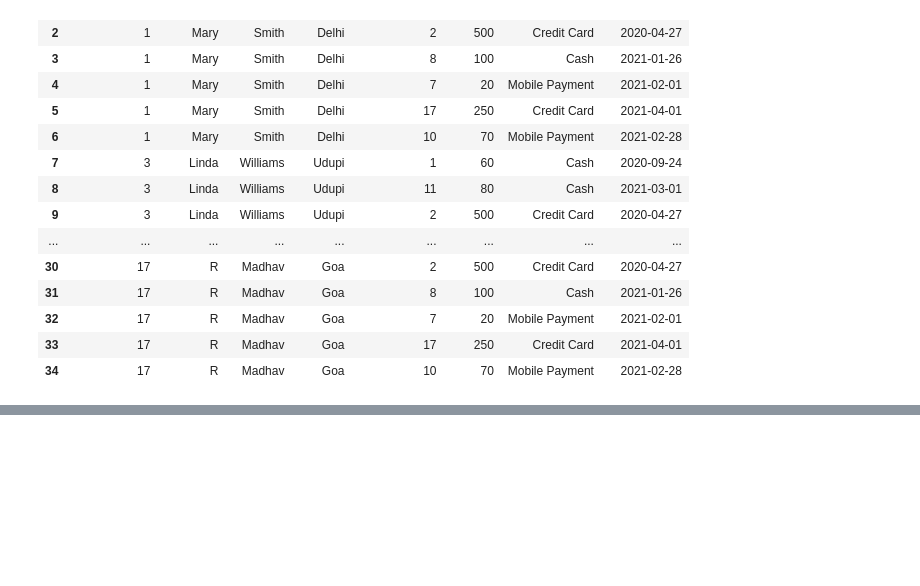
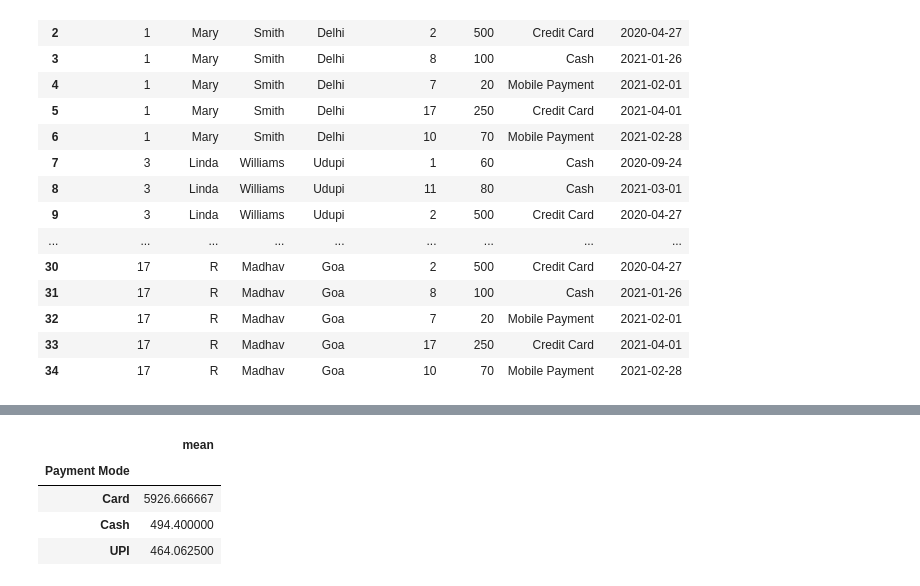
Before and after one commit to ramyad05/Python-DataScience, a Jupyter notebook: Pandas/PandasPhase4.ipynb, the cells around one changed output, grey strips where cells are left out. Saved outputs shown, nothing was run; the diff lists cells and outputs as text; code cells hidden in the pictures; blank space fills up the shorter version.

```diff
--- a/Pandas/PandasPhase4.ipynb
+++ b/Pandas/PandasPhase4.ipynb
@@ -178,0 +190,10 @@ pd.merge(left=customer, right=payment, how='cross')
+# %%
+
+# What is the average transaction amount for each payment mode?
+exp.groupby("Payment Mode")['Amount'].agg(['mean'])
+# %% [output]
+|  | mean |
+| Payment Mode |  |
+| Card | 5926.666667 |
+| Cash | 494.400000 |
+| UPI | 464.062500 |
```
Also changed, not shown: parts of 4 cells of this notebook, 8 other files.
